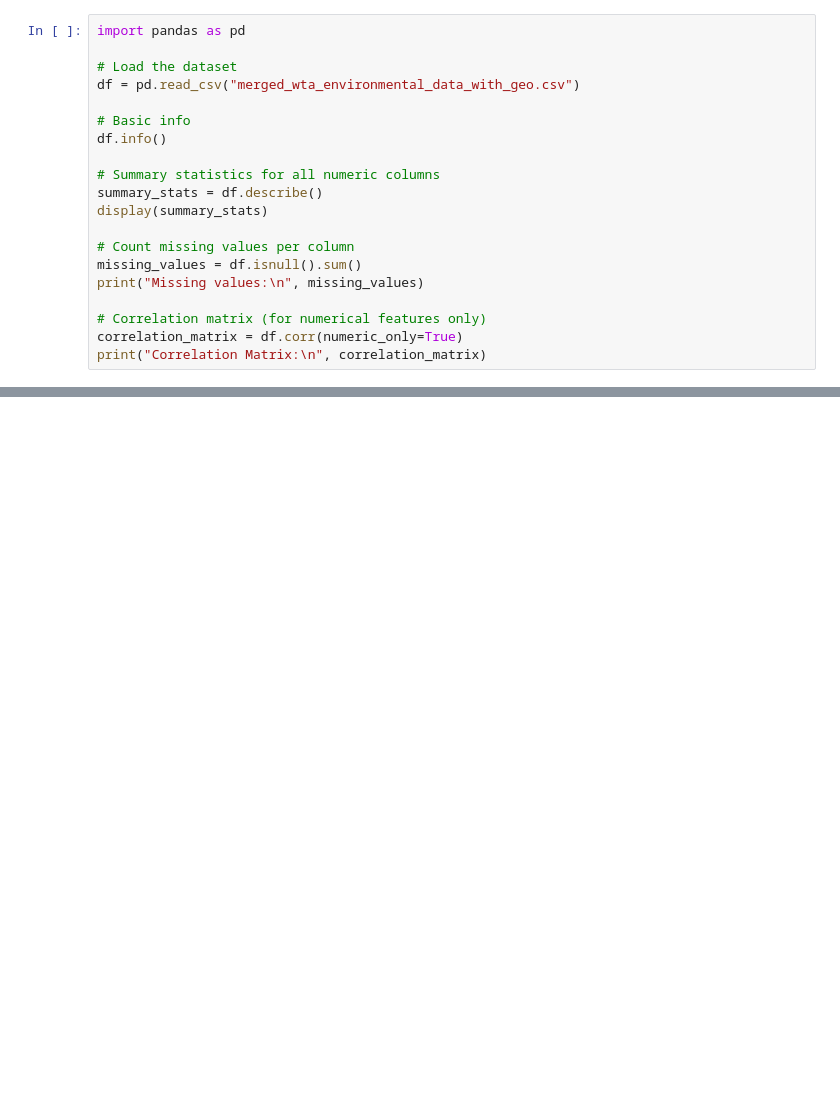
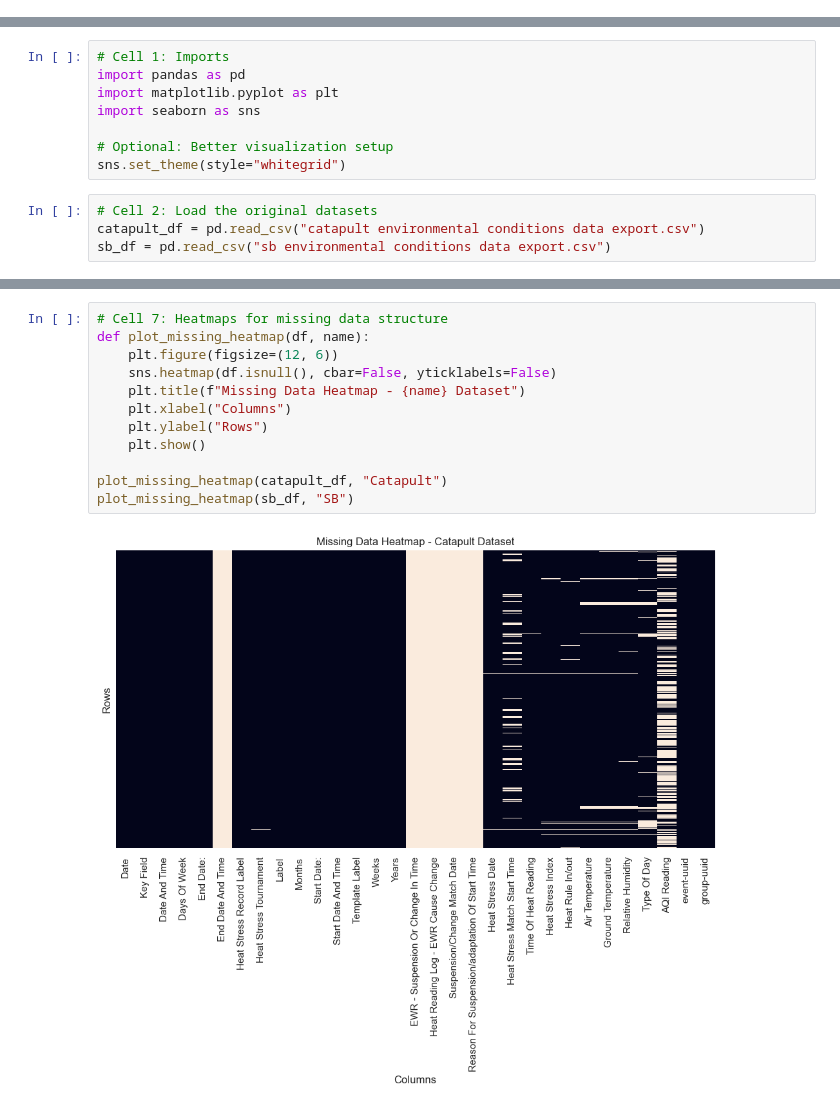
Before and after one commit to sameryassir/WTA-Environment-Capstone, a Jupyter notebook: summary_statistics.ipynb, the cells around one changed output, grey strips where cells are left out. Saved outputs shown, nothing was run; the diff lists cells and outputs as text; blank space fills up the shorter version.

Commit message:
Updated missing data visualizations

```diff
--- a/summary_statistics.ipynb
+++ b/summary_statistics.ipynb
@@ -1,20 +0,0 @@
-# %%
-import pandas as pd
-
-# Load the dataset
-df = pd.read_csv("merged_wta_environmental_data_with_geo.csv")
-
-# Basic info
-df.info()
-
-# Summary statistics for all numeric columns
-summary_stats = df.describe()
-display(summary_stats)
-
-# Count missing values per column
-missing_values = df.isnull().sum()
-print("Missing values:\n", missing_values)
-
-# Correlation matrix (for numerical features only)
-correlation_matrix = df.corr(numeric_only=True)
-print("Correlation Matrix:\n", correlation_matrix)
@@ -221,0 +1,12 @@ plt.show()
+# %%
+# Cell 1: Imports
+import pandas as pd
+import matplotlib.pyplot as plt
+import seaborn as sns
+
+# Optional: Better visualization setup
+sns.set_theme(style="whitegrid")
+# %%
+# Cell 2: Load the original datasets
+catapult_df = pd.read_csv("catapult environmental conditions data export.csv")
+sb_df = pd.read_csv("sb environmental conditions data export.csv")
@@ -221,0 +99,14 @@ plt.show()
+# %%
+# Cell 7: Heatmaps for missing data structure
+def plot_missing_heatmap(df, name):
+    plt.figure(figsize=(12, 6))
+    sns.heatmap(df.isnull(), cbar=False, yticklabels=False)
+    plt.title(f"Missing Data Heatmap - {name} Dataset")
+    plt.xlabel("Columns")
+    plt.ylabel("Rows")
+    plt.show()
+
+plot_missing_heatmap(catapult_df, "Catapult")
+plot_missing_heatmap(sb_df, "SB")
+# %% [output]
+[figure, added]
```
Also changed, not shown: parts of 13 cells of this notebook.
